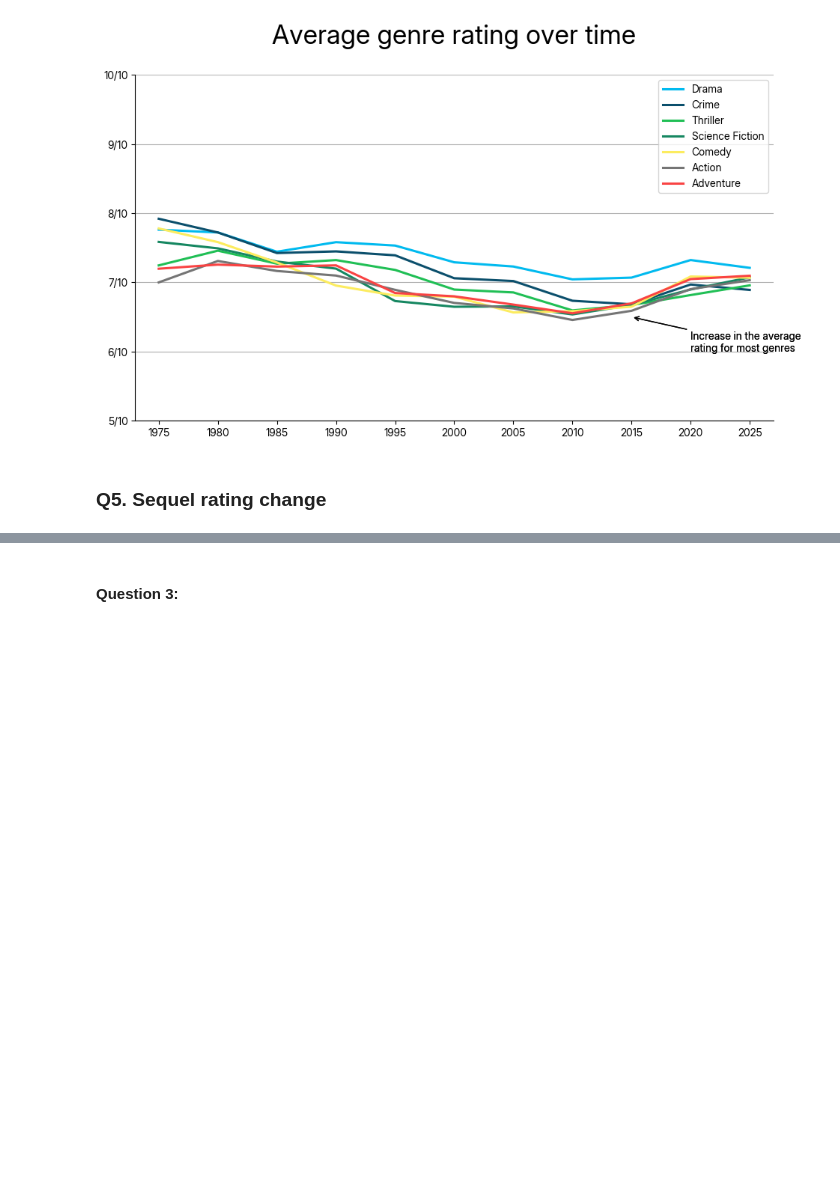
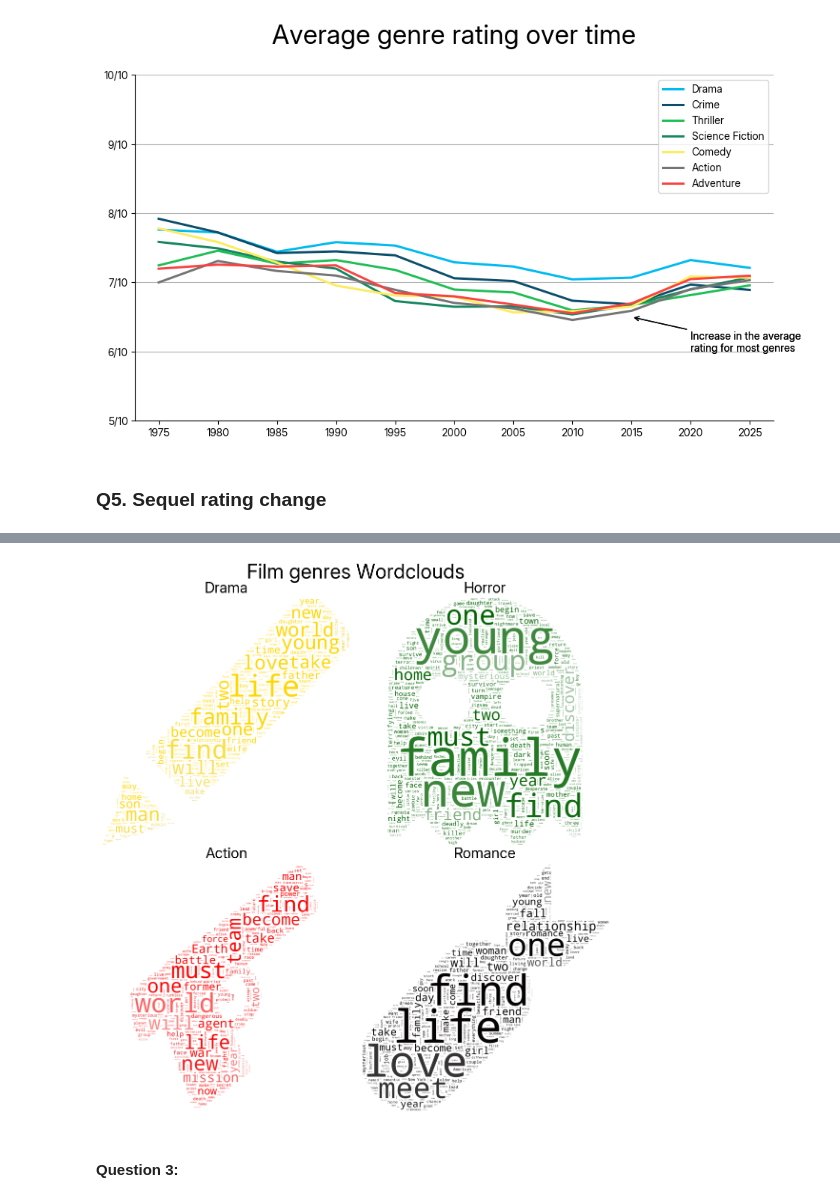
Before and after one commit to muabdalaleam/movies-analysis, a Jupyter notebook: notebooks/report.ipynb, the cells around one changed output, grey strips where cells are left out. Drawn from its saved outputs; the diff is of its cells as text; code cells hidden in the pictures; blank space fills up the shorter version.

Commit message:
Finished a new chart + working on the wordclouds

```diff
--- a/notebooks/report.ipynb
+++ b/notebooks/report.ipynb
@@ -506,3 +477,77 @@ plt.show()
+# %%
+data = duckdb.sql("""
+    SELECT genre,
+        STRING_AGG(overview, ' ') AS concated_overviews
+    FROM (
+        SELECT overview, UNNEST(SPLIT(genres, ', ')) AS genre
+        FROM df
+    )
+    WHERE genre IN ('Drama', 'Horror', 'Action', 'Romance')
+    GROUP BY genre
+    ORDER BY CASE
+        WHEN genre = 'Drama' THEN 1
+        WHEN genre = 'Horror' THEN 2
+        WHEN genre = 'Action' THEN 3
+        WHEN genre = 'Romance' THEN 4
+    END ASC
+""").df()
+
+
+fig, axes = plt.subplots(nrows=2, ncols=2)
+axes = axes.flatten()
+
+mask_paths = [
+    "../imgs/assets/pen.png",
+    "../imgs/assets/ghost.png",
+    "../imgs/assets/gun.png",
+    "../imgs/assets/bomb.png",
+]
+
+colors = [
+    "gold",
+    "darkgreen",
+    "red",
+    "deeppink"
+]
+
+for i in range(axes.shape[0]):
+    mask_img = cv2.imread(mask_paths[i])
+
+    # coloring the mask
+    black_pixels = np.all(mask_img == (0, 0, 0), axis=2)
+    mask_img[black_pixels] = np.array(mcolors.to_rgb(colors[i]))*255
+    mask_img[black_pixels] = np.array(mcolors.to_rgb(colors[i]))*255
+
+    color_func = ImageColorGenerator(mask_img)
+
+    stopwords = set(STOPWORDS)
+    stopwords.add("int")
+    stopwords.add("ext")
+
+    wc = WordCloud(
+        max_words=1000,
+        mask=mask_img,
+        stopwords=stopwords,
+        margin=10,
+        random_state=1,
+        background_color="white"
+    ).generate(data.iloc[i,1])
+
+    axes[i].imshow(
+        wc.recolor(color_func=color_func),
+        interpolation="bilinear"
+    )
+    axes[i].axis("off")
+    axes[i].set_title(f"{data.iloc[i,0]}", fontsize=22)
+
+fig.suptitle("Film genres Wordclouds",fontsize=30)
+
+fig.set_size_inches(11, 12)
+plt.tight_layout()
+
+plt.show()
+# %% [output]
+[figure, added]
 # %% [markdown]
 #### **Question 3:**
 # %%
```
Also changed, not shown: parts of 10 cells of this notebook.
